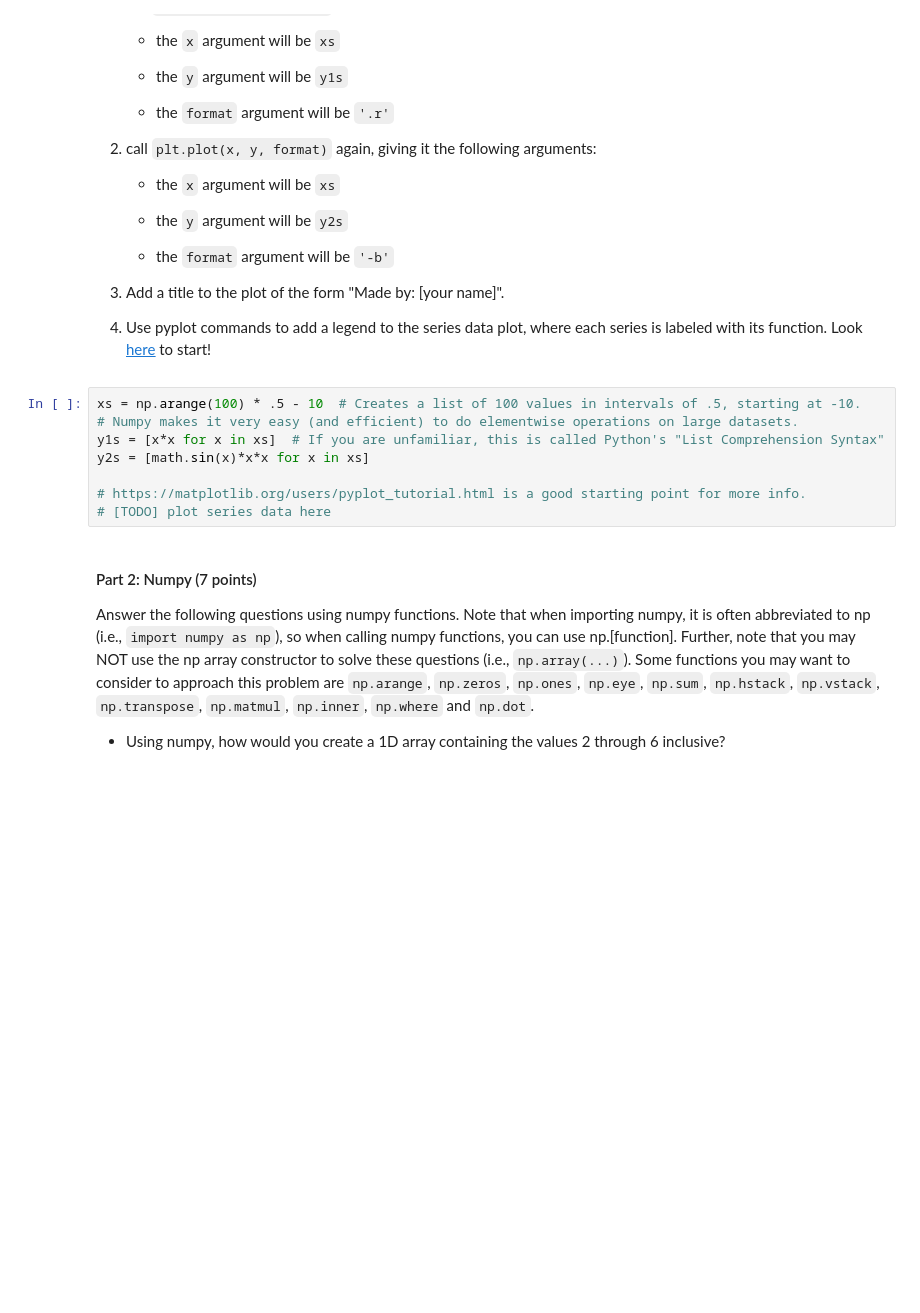
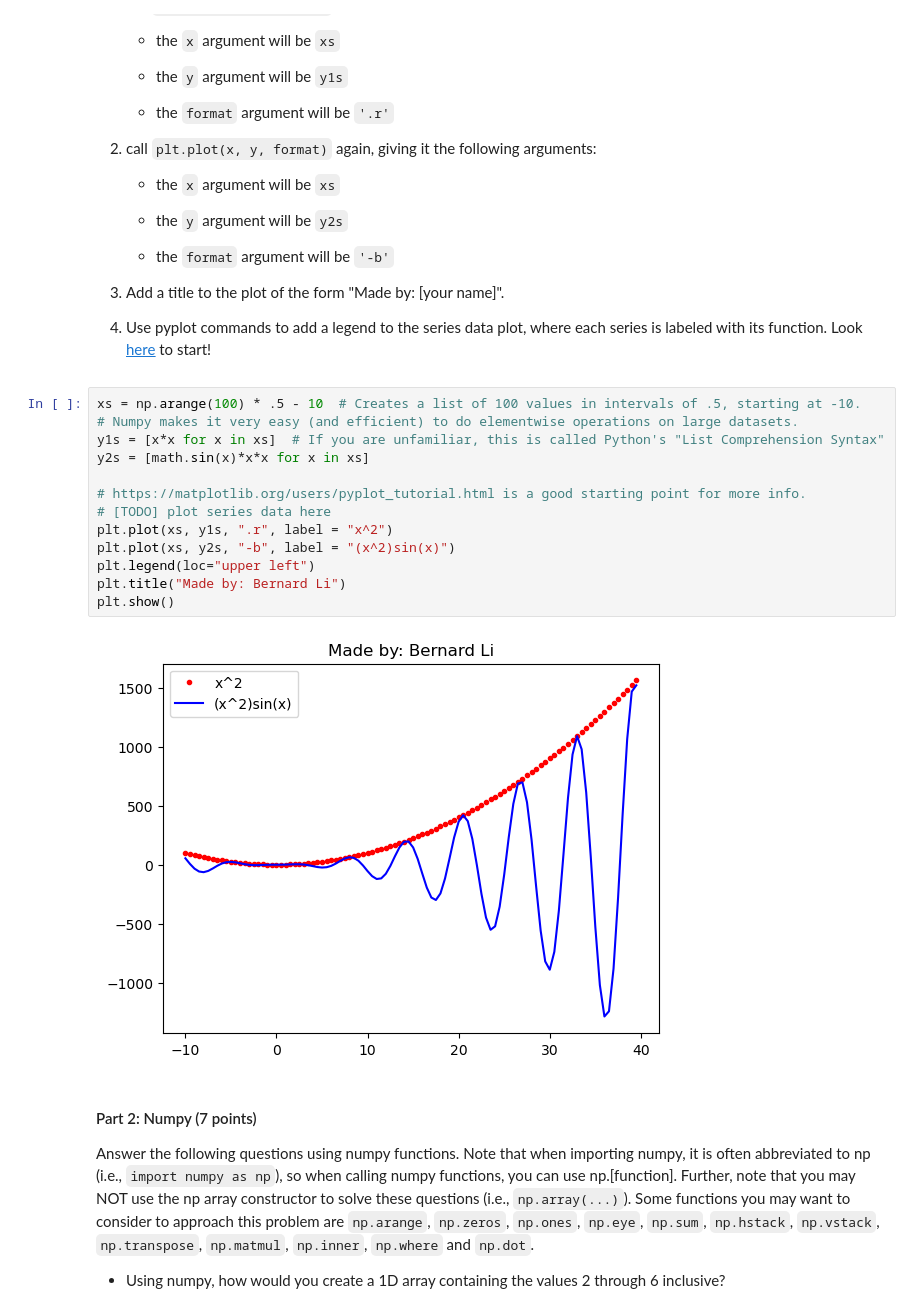
Before and after one commit to DATA2060-Fall2023/hw1-bernard-li1, a Jupyter notebook: HW_01.ipynb, the cells around one changed output. Cells and saved outputs as stored; diff of their text form; blank space fills up the shorter version.

```diff
--- a/HW_01.ipynb
+++ b/HW_01.ipynb
@@ -205,11 +223,18 @@ We will use a similar process for `graph_series_data`.
 # %%
 xs = np.arange(100) * .5 - 10  # Creates a list of 100 values in intervals of .5, starting at -10.
 # Numpy makes it very easy (and efficient) to do elementwise operations on large datasets.
 y1s = [x*x for x in xs]  # If you are unfamiliar, this is called Python's "List Comprehension Syntax"
 y2s = [math.sin(x)*x*x for x in xs]
 
 # https://matplotlib.org/users/pyplot_tutorial.html is a good starting point for more info.
 # [TODO] plot series data here
+plt.plot(xs, y1s, ".r", label = "x^2")
+plt.plot(xs, y2s, "-b", label = "(x^2)sin(x)")
+plt.legend(loc="upper left")
+plt.title("Made by: Bernard Li")
+plt.show()
+# %% [output]
+[figure, added]
 # %% [markdown]
 #### Part 2: Numpy (7 points)
 
```
Also changed, not shown: parts of 19 cells of this notebook.
